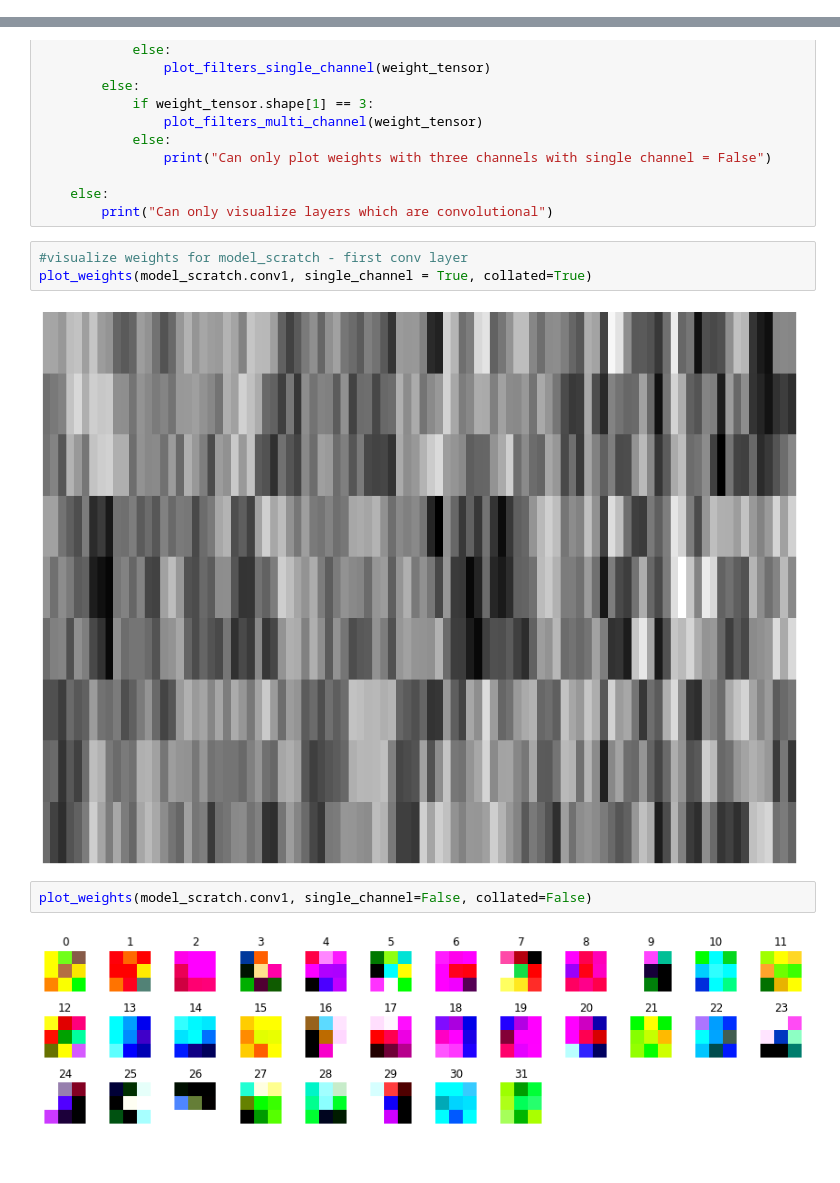
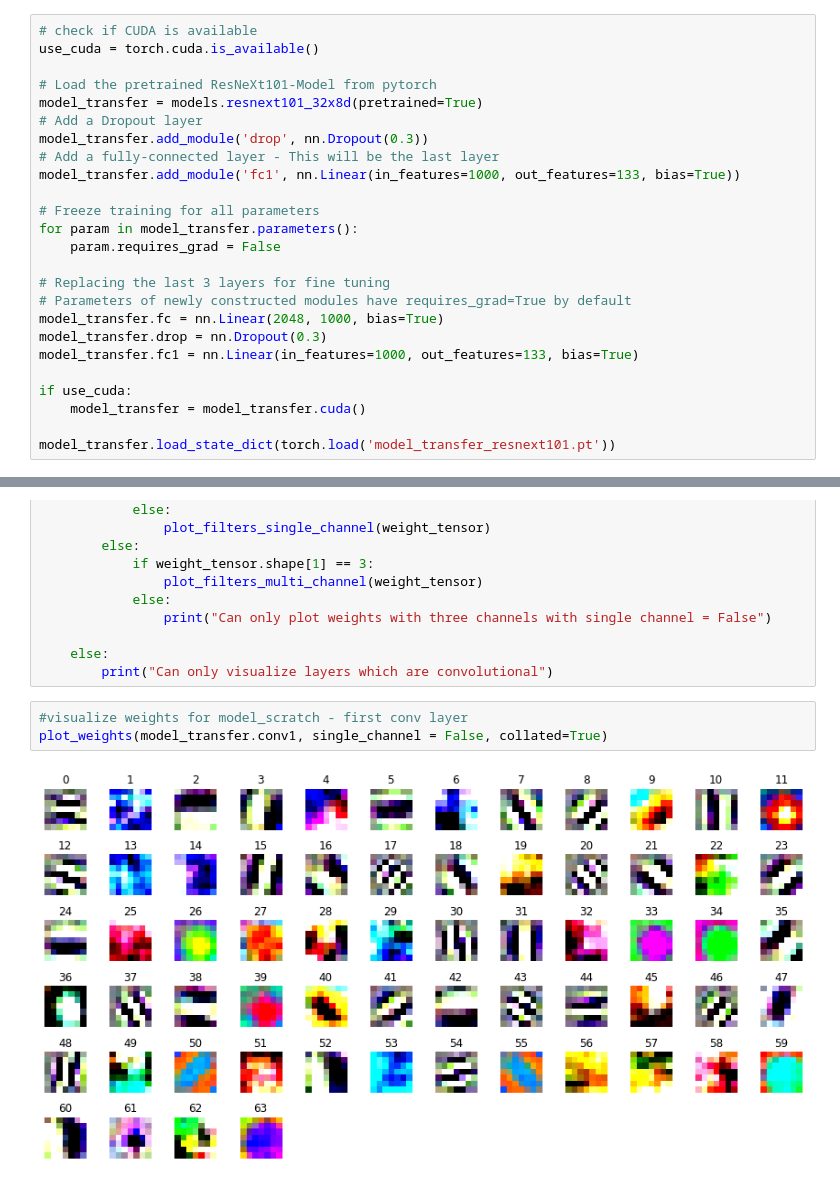
Before and after one commit to BayTown/UD-MLND-Dog-Breed-Classifier, a Jupyter notebook: visualize_CNN.ipynb, the cells around one changed output, grey strips where cells are left out. Saved outputs shown, nothing was run; the diff lists cells and outputs as text.

```diff
--- a/visualize_CNN.ipynb
+++ b/visualize_CNN.ipynb
@@ -104,0 +18,25 @@ torch.nn.modules.conv.Conv2d
+# %%
+# check if CUDA is available
+use_cuda = torch.cuda.is_available()
+
+# Load the pretrained ResNeXt101-Model from pytorch
+model_transfer = models.resnext101_32x8d(pretrained=True)
+# Add a Dropout layer
+model_transfer.add_module('drop', nn.Dropout(0.3))
+# Add a fully-connected layer - This will be the last layer
+model_transfer.add_module('fc1', nn.Linear(in_features=1000, out_features=133, bias=True))
+
+# Freeze training for all parameters
+for param in model_transfer.parameters():
+    param.requires_grad = False
+
+# Replacing the last 3 layers for fine tuning
+# Parameters of newly constructed modules have requires_grad=True by default
+model_transfer.fc = nn.Linear(2048, 1000, bias=True)
+model_transfer.drop = nn.Dropout(0.3)
+model_transfer.fc1 = nn.Linear(in_features=1000, out_features=133, bias=True)
+
+if use_cuda:
+    model_transfer = model_transfer.cuda()
+
+model_transfer.load_state_dict(torch.load('model_transfer_resnext101.pt'))
@@ -221,10 +161,6 @@ def plot_weights(model_layer, single_channel = True, collated = False):
         print("Can only visualize layers which are convolutional")
 # %%
 #visualize weights for model_scratch - first conv layer
-plot_weights(model_scratch.conv1, single_channel = True, collated=True)
+plot_weights(model_transfer.conv1, single_channel = False, collated=True)
 # %% [output]
-[figure, old version]
+[figure, new version]
-# %%
-plot_weights(model_scratch.conv1, single_channel=False, collated=False)
-# %% [output]
-[figure, removed]
```
Also changed, not shown: parts of 9 cells of this notebook, 2 other files.
